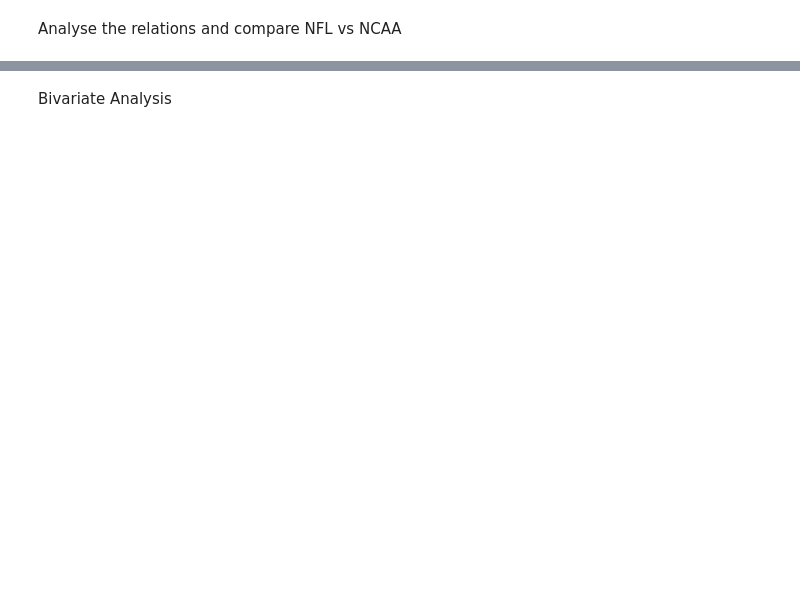
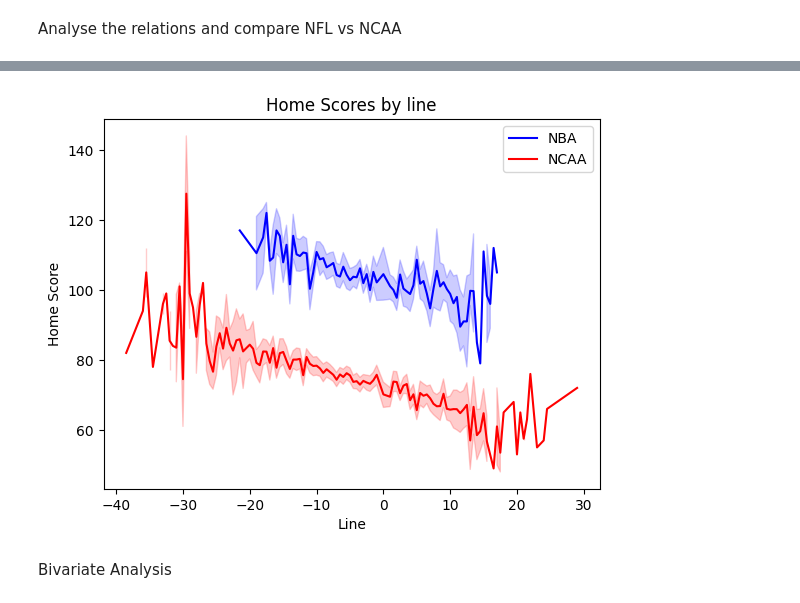
Before and after one commit to feliperodriguessd/Projetos, a Jupyter notebook: Pro_college_Basketball.ipynb, the cells around one changed output, grey strips where cells are left out. Saved outputs shown, nothing was run; the diff lists cells and outputs as text; code cells hidden in the pictures; blank space fills up the shorter version.

```diff
--- a/Pro_college_Basketball.ipynb
+++ b/Pro_college_Basketball.ipynb
@@ -46,12 +100,14 @@ plt.show()
 # %%
-sns.lineplot(x='line', y='home.score', data=nfl_df_data_common, color='blue', label='NFL')
-sns.lineplot(x='line', y='home.score', data=ncaa_df_data_common, color='red', label='NCAA')
+sns.lineplot(x='line', y='home.score', data=nba_df_data_common, color='blue', label='NBA')
+sns.lineplot(x='line', y='home.score', data=ncaa_b_df_data_common, color='red', label='NCAA')
 
 plt.legend()
 plt.title('Home Scores by line')
 plt.xlabel('Line')
 plt.ylabel('Home Score')
 plt.show()
+# %% [output]
+[figure, added]
 # %% [markdown]
 Bivariate Analysis
 # %%
```
Also changed, not shown: parts of 16 cells of this notebook.
